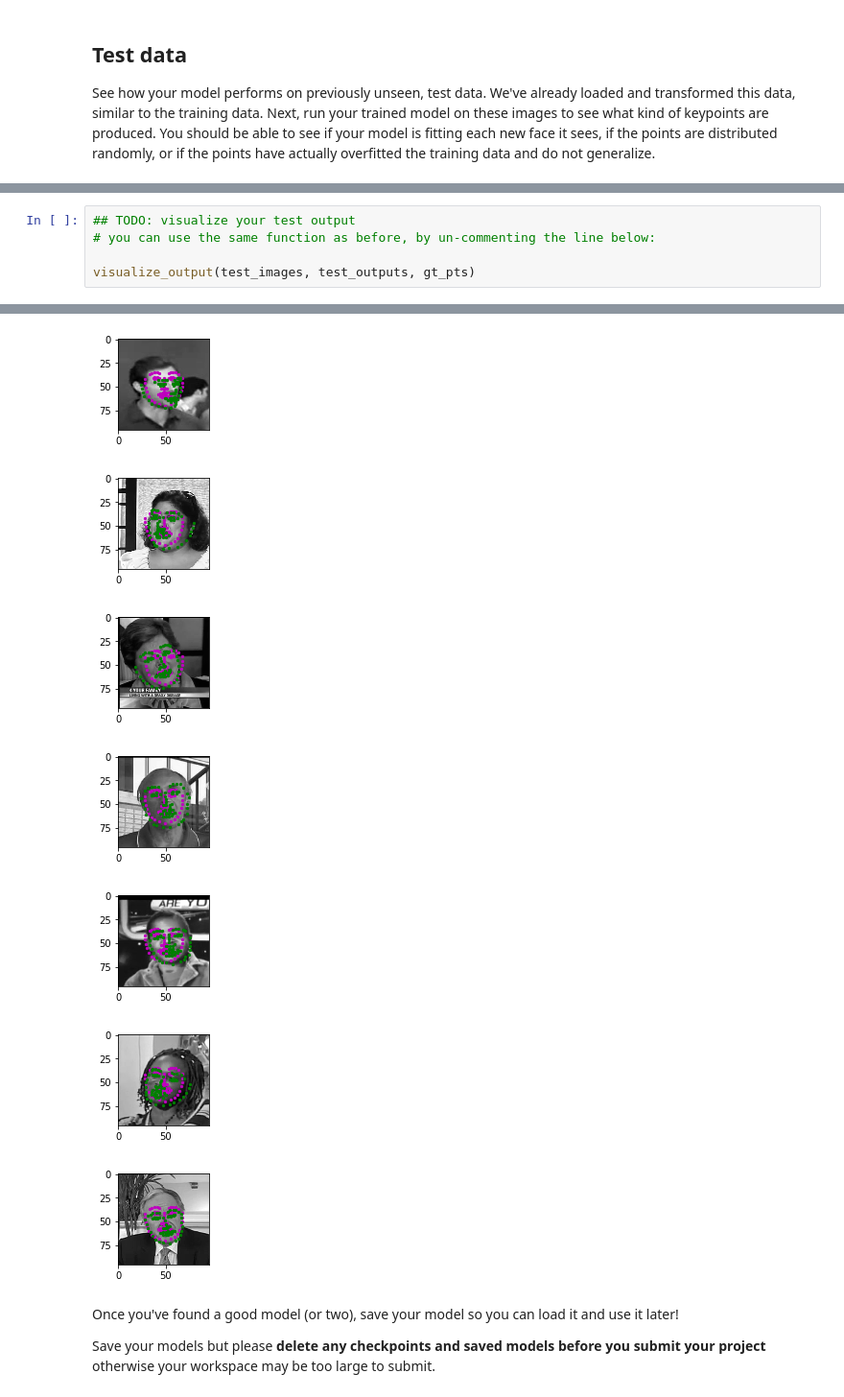
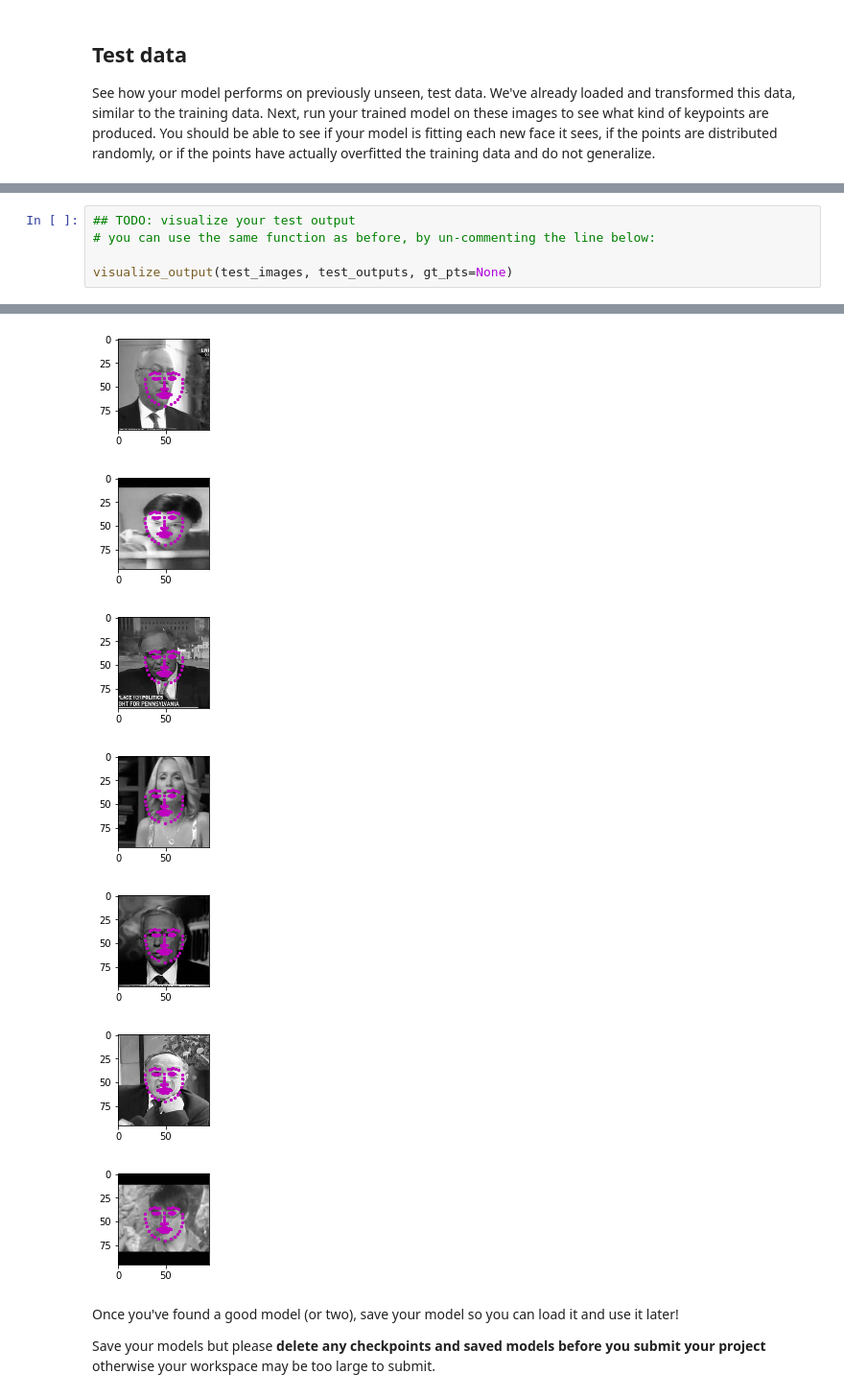
Before and after one commit to vmelan/CVND-udacity, a Jupyter notebook: P1_Facial_Keypoints/2. Define the Network Architecture.ipynb, the cells around one changed output, grey strips where cells are left out. Shown at 96% size. Cells and saved outputs as stored; diff of their text form.

Commit message:
Undo rescaling to display keypoints on original region of interest image

```diff
--- a/P1_Facial_Keypoints/2. Define the Network Architecture.ipynb
+++ b/P1_Facial_Keypoints/2. Define the Network Architecture.ipynb
@@ -579,5 +577,5 @@ torch.Size([10, 68, 2])
 ## TODO: visualize your test output
 # you can use the same function as before, by un-commenting the line below:
 
-visualize_output(test_images, test_outputs, gt_pts)
+visualize_output(test_images, test_outputs, gt_pts=None)
 # %% [output]
@@ -587,10 +585,10 @@ visualize_output(test_images, test_outputs, gt_pts)
-[figure, old version]
+[figure, new version]
-[figure, old version]
+[figure, new version]
-[figure, old version]
+[figure, new version]
-[figure, old version]
+[figure, new version]
-[figure, old version]
+[figure, new version]
-[figure, old version]
+[figure, new version]
-[figure, old version]
+[figure, new version]
 # %% [markdown]
 Once you've found a good model (or two), save your model so you can load it and use it later!
 
```
Also changed, not shown: parts of 13 cells of this notebook, 2 other files.
